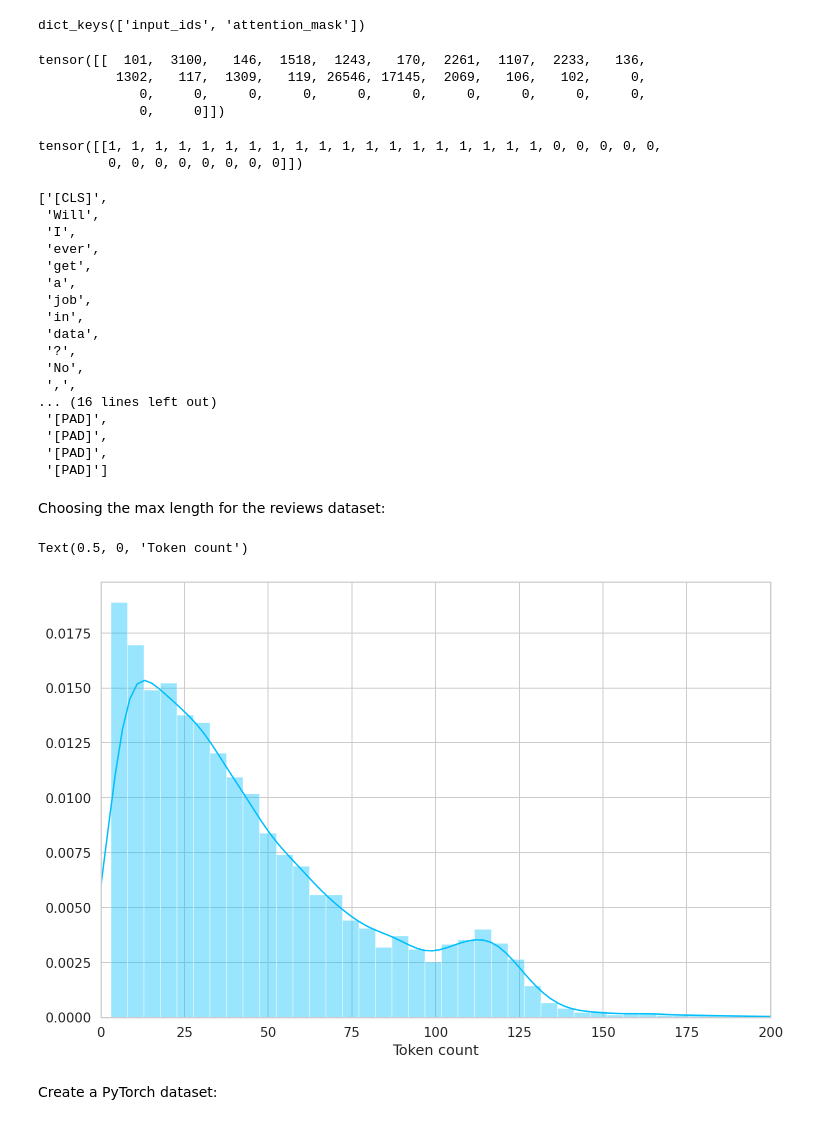
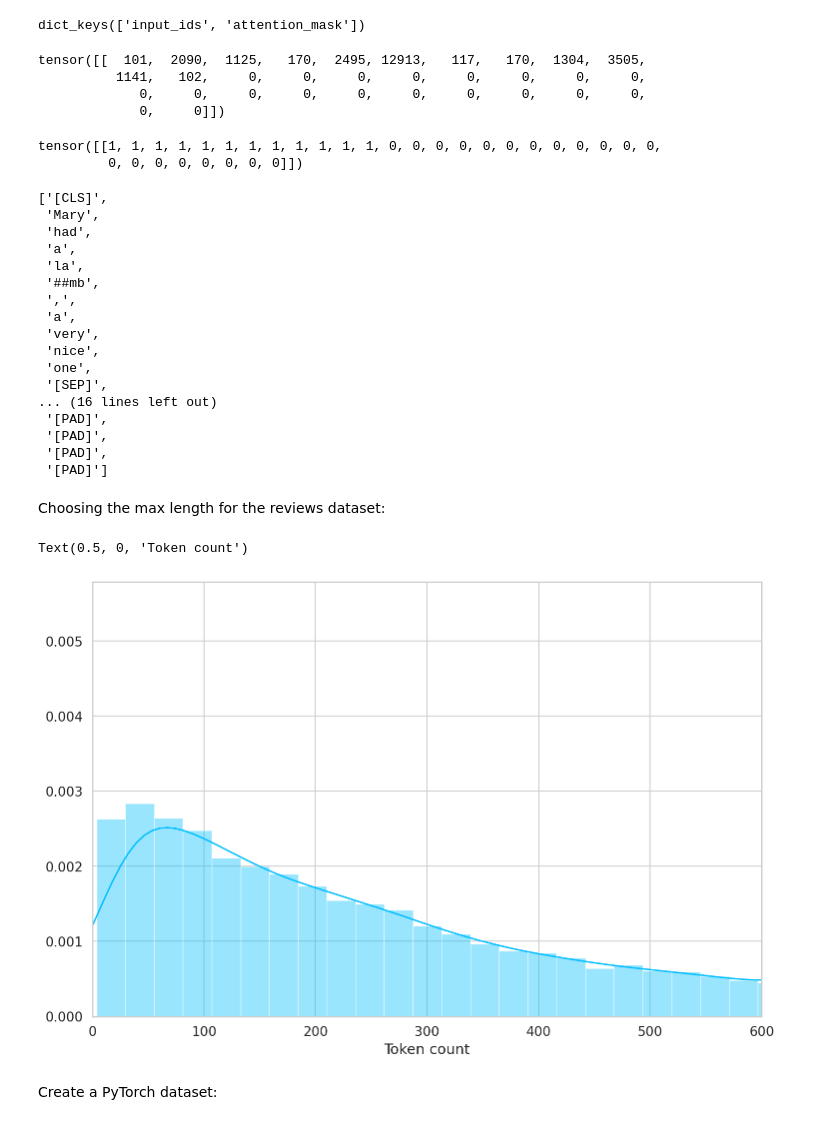
Before and after one commit to DavidCarricondo/selenium-NLP, a Jupyter notebook: Notebooks/Bert_Model_for_reviews.ipynb, the cells around one changed output. Drawn from its saved outputs; the diff is of its cells as text; code cells hidden in the pictures.

```diff
--- a/Notebooks/Bert_Model_for_reviews.ipynb
+++ b/Notebooks/Bert_Model_for_reviews.ipynb
@@ -85,0 +79,3 @@ To: /content/gdrive/My Drive/reviews.csv
+# %%
+df.rename(columns={'review':'content'}, inplace=True)
+df.head()
@@ -92,16 +95,5 @@ Text(0.5, 0, 'Review score')
 # %% [markdown]
 Transform data into categorical 'positive', 'neutral', and 'negative' reviews:
-# %%
-def to_sentiment(rating):
-  rating = int(rating)
-  if rating <= 2:
-    return 0
-  elif rating == 3:
-    return 1
-  else:
-    return 2
-
-df['sentiment'] = df.score.apply(to_sentiment)
 # %%
 class_names = ['negative', 'neutral', 'positive']
 
@@ -127,7 +119,7 @@ tokenizer = BertTokenizer.from_pretrained(PRE_TRAINED_MODEL_NAME)
 # %% [markdown]
 Example:
 # %%
-sample = 'Will I ever get a job in data? No, never. NEVER!'
+sample = 'Mary had a lamb, a very nice one'
 
 #Convert text to tokens
 tokens = tokenizer.tokenize(sample)
@@ -163,30 +155,30 @@ dict_keys(['input_ids', 'attention_mask'])
 # %%
 encoding['input_ids']
 # %% [output]
-tensor([[  101,  3100,   146,  1518,  1243,   170,  2261,  1107,  2233,   136,
-          1302,   117,  1309,   119, 26546, 17145,  2069,   106,   102,     0,
+tensor([[  101,  2090,  1125,   170,  2495, 12913,   117,   170,  1304,  3505,
+          1141,   102,     0,     0,     0,     0,     0,     0,     0,     0,
              0,     0,     0,     0,     0,     0,     0,     0,     0,     0,
              0,     0]])
 # %%
 encoding['attention_mask']
 # %% [output]
-tensor([[1, 1, 1, 1, 1, 1, 1, 1, 1, 1, 1, 1, 1, 1, 1, 1, 1, 1, 1, 0, 0, 0, 0, 0,
+tensor([[1, 1, 1, 1, 1, 1, 1, 1, 1, 1, 1, 1, 0, 0, 0, 0, 0, 0, 0, 0, 0, 0, 0, 0,
          0, 0, 0, 0, 0, 0, 0, 0]])
 # %%
 tokenizer.convert_ids_to_tokens(encoding['input_ids'][0])
 # %% [output]
 ['[CLS]',
- 'Will',
- 'I',
- 'ever',
- 'get',
+ 'Mary',
+ 'had',
  'a',
- 'job',
- 'in',
- 'data',
- '?',
- 'No',
+ 'la',
+ '##mb',
  ',',
+ 'a',
+ 'very',
+ 'nice',
+ 'one',
+ '[SEP]',
 ... (16 lines left out)
  '[PAD]',
  '[PAD]',
@@ -198,13 +190,13 @@ Choosing the max length for the reviews dataset:
 token_lens = []
 
 for rev in df.content:
-  tokens = tokenizer.encode(rev, max_length=250, truncation=True)
+  tokens = tokenizer.encode(rev, max_length=700, truncation=True)
   token_lens.append(len(tokens))
 # %%
 sns.distplot(token_lens)
-plt.xlim([0,200])
+plt.xlim([0,600])
 plt.xlabel('Token count')
 # %% [output]
 Text(0.5, 0, 'Token count')
-[figure, old version]
+[figure, new version]
 # %%
```
Also changed, not shown: parts of 26 cells of this notebook.
